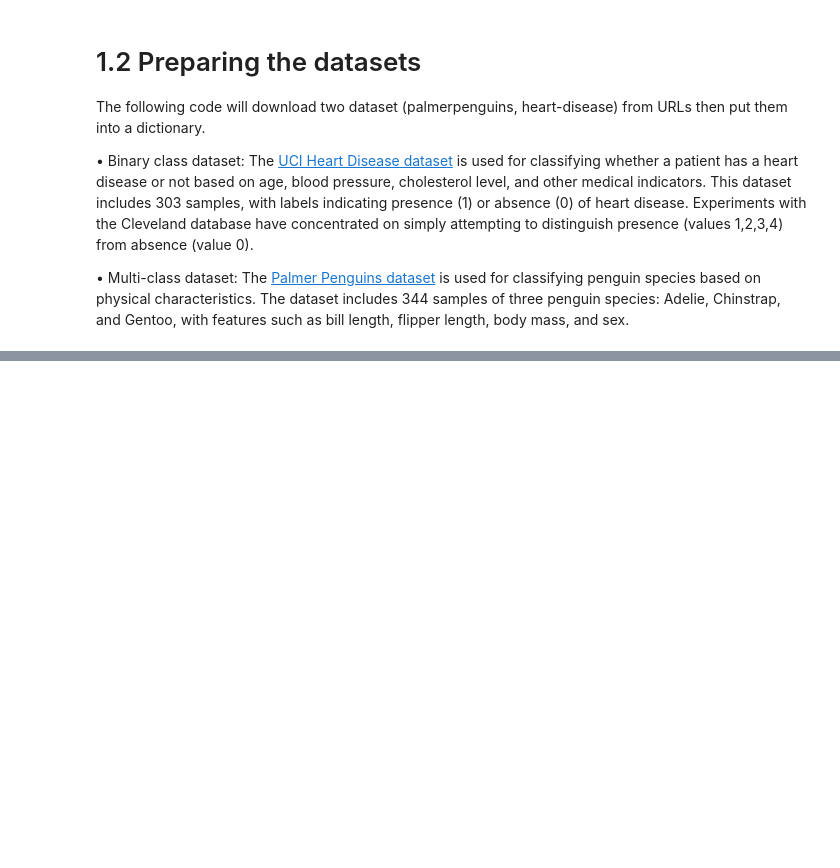
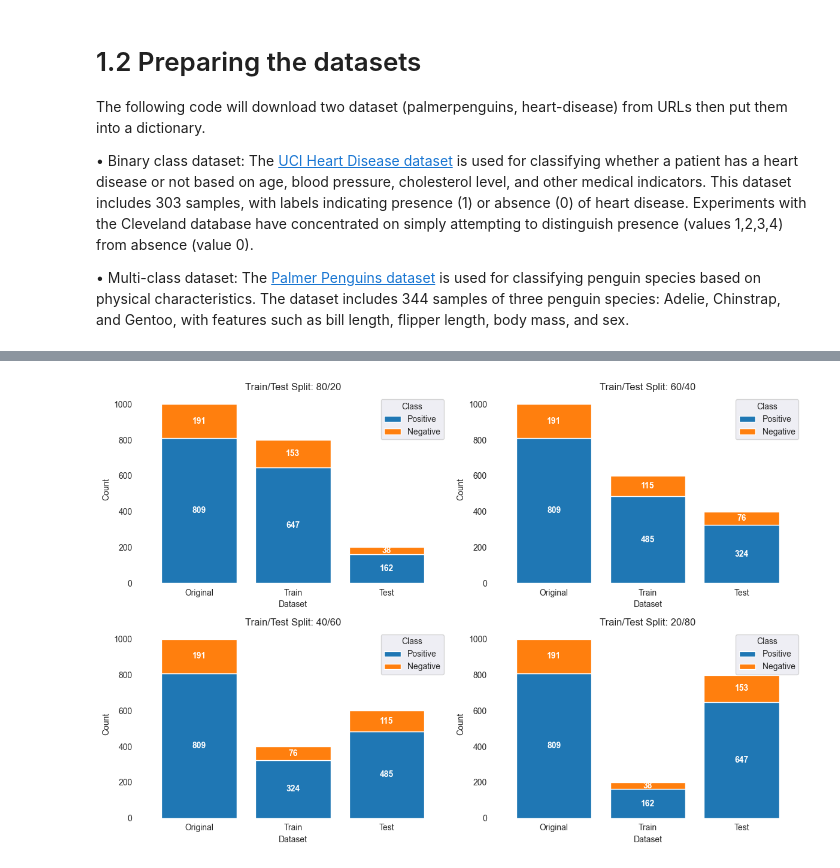
Before and after one commit to fit-k23/Decision-Tree-AI, a Jupyter notebook: sample.ipynb, the cells around one changed output, grey strips where cells are left out. Drawn from its saved outputs; the diff is of its cells as text; code cells hidden in the pictures; blank space fills up the shorter version.

```diff
--- a/sample.ipynb
+++ b/sample.ipynb
@@ -36,0 +231,70 @@ print(datasets)
+# %%
+import pandas as pd
+import numpy as np
+import matplotlib.pyplot as plt
+from sklearn.model_selection import train_test_split
+
+# Generate the dataset
+n_samples = 1000
+classes = ['Positive', 'Negative']
+data = pd.DataFrame({
+    'features': np.random.randn(n_samples),
+    'label': np.random.choice(classes, size=n_samples, p=[0.8, 0.2])
+})
+
+# Define test proportions
+test_proportions = [0.2, 0.4, 0.6, 0.8]
+
+# Prepare figure with subplots and white background
+fig, axes = plt.subplots(2, 2, figsize=(12, 8), facecolor='white')
+axes = axes.flatten()
+
+for i, test_size in enumerate(test_proportions):
+    # Split dataset with stratification
+    X_train, X_test, y_train, y_test = train_test_split(
+        data['features'], data['label'], test_size=test_size, stratify=data['label'], random_state=42
+    )
+
+    # Count class distributions
+    original_counts = data['label'].value_counts().reindex(classes)
+    train_counts = pd.Series(y_train).value_counts().reindex(classes)
+    test_counts = pd.Series(y_test).value_counts().reindex(classes)
+
+    # Create DataFrame for plotting
+    df = pd.DataFrame({
+        'Original': original_counts,
+        'Train': train_counts,
+        'Test': test_counts
+    })
+
+    # Plot stacked bar chart
+    ax = axes[i]
+    bars = df.T.plot(kind='bar', stacked=True, ax=ax, color=['#1f77b4', '#ff7f0e'], width=0.8)
+
+    # Add counters (text labels) to each segment
+    for bar in bars.patches:
+        height = bar.get_height()
+        width = bar.get_width()
+        x = bar.get_x()
+        y = bar.get_y()
+        if height > 0:  # Only add label if segment exists
+            label = f'{int(height)}'
+            ax.text(
+                x + width / 2, y + height / 2, label,
+                ha='center', va='center', color='white', fontsize=10, fontweight='bold'
+            )
+
+    # Customize plot
+    ax.set_facecolor('white')
+    # Set axes background to white
+    ax.set_title(f'Train/Test Split: {round((1-test_size)*100)}/{round(test_size*100)}')
+    ax.set_ylabel('Count')
+    ax.set_xlabel('Dataset')
+    ax.legend(title='Class', labels=classes)
+    ax.tick_params(axis='x', rotation=0)
+
+plt.tight_layout()
+# plt.savefig('class_distribution_stacked_with_counters_white_bg.png', facecolor='white')
+plt.show()
+# %% [output]
+[figure, added]
```
Also changed, not shown: parts of 6 cells of this notebook, 2 other files.
